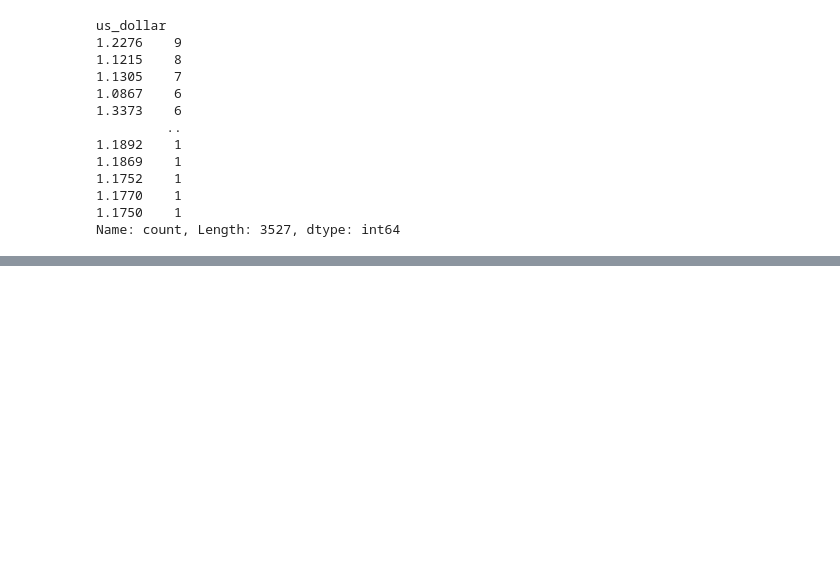
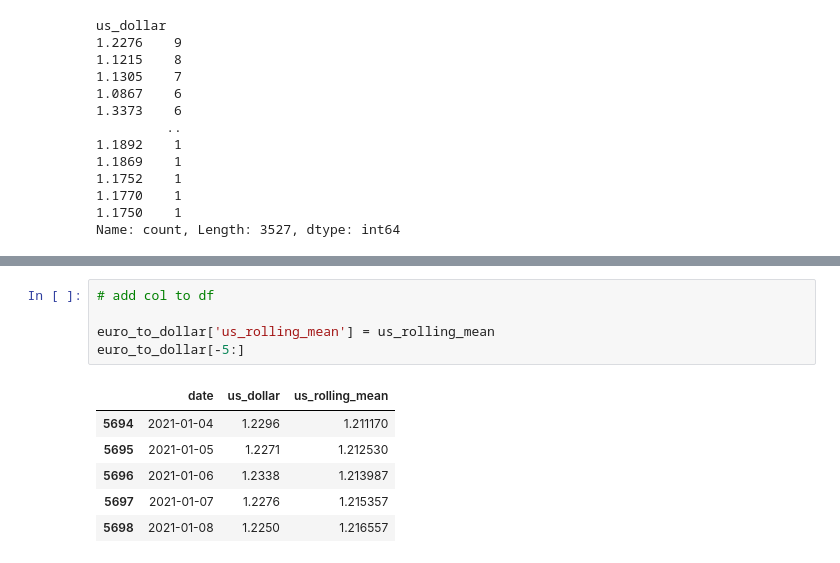
Before and after one commit to slp22/dataquest-projects, a Jupyter notebook: 2_3_dataquest-exchange-rates.ipynb, the cells around one changed output, grey strips where cells are left out. Drawn from its saved outputs; the diff is of its cells as text; blank space fills up the shorter version.

```diff
--- a/2_3_dataquest-exchange-rates.ipynb
+++ b/2_3_dataquest-exchange-rates.ipynb
@@ -145,0 +173,12 @@ Name: count, Length: 3527, dtype: int64
+# %%
+# add col to df
+
+euro_to_dollar['us_rolling_mean'] = us_rolling_mean
+euro_to_dollar[-5:]
+# %% [output]
+|  | date | us_dollar | us_rolling_mean |
+| 5694 | 2021-01-04 | 1.2296 | 1.211170 |
+| 5695 | 2021-01-05 | 1.2271 | 1.212530 |
+| 5696 | 2021-01-06 | 1.2338 | 1.213987 |
+| 5697 | 2021-01-07 | 1.2276 | 1.215357 |
+| 5698 | 2021-01-08 | 1.2250 | 1.216557 |
```
Also changed, not shown: parts of 5 cells of this notebook.
